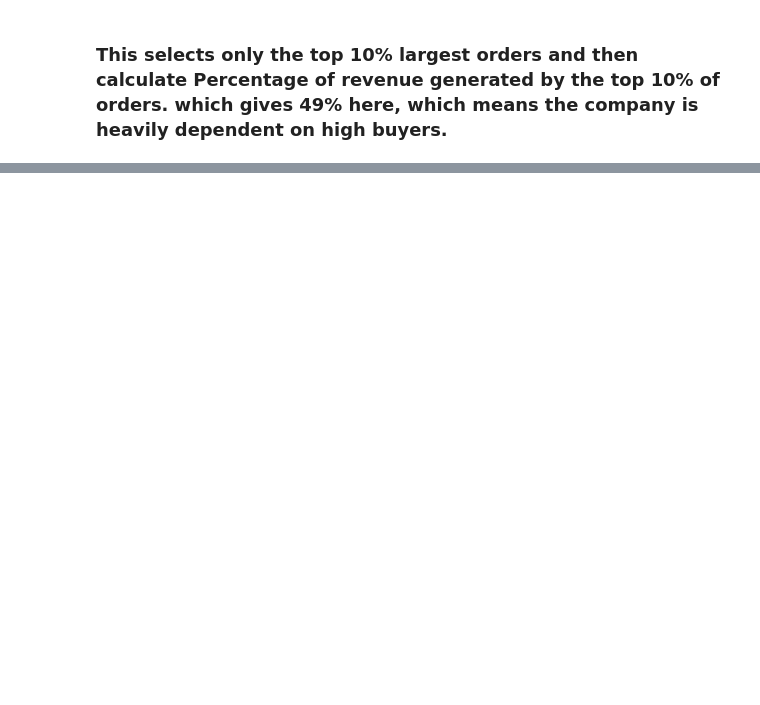
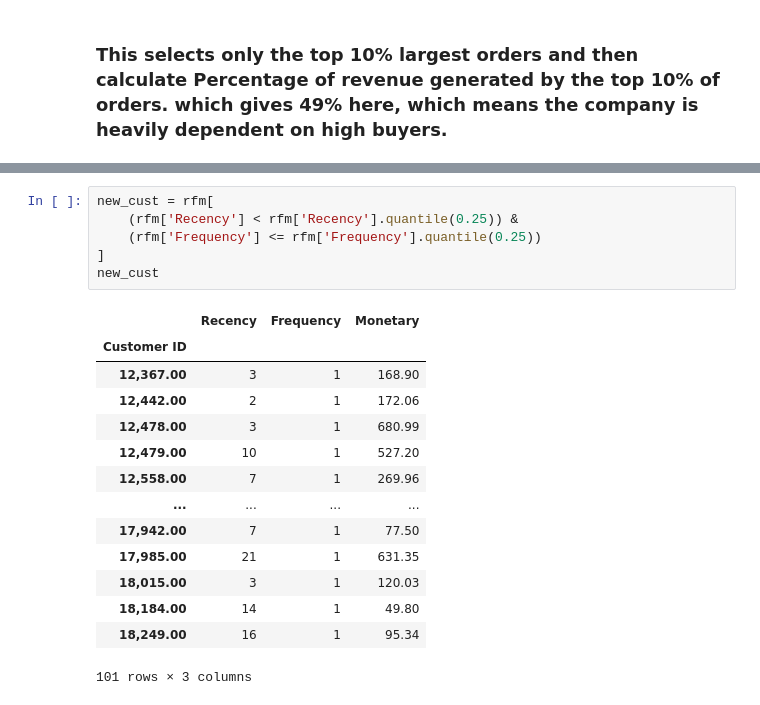
Before and after one commit to prajwal0756/retail-analytics-pipeline, a Jupyter notebook: notebooks/02_data_cleaning.ipynb, the cells around one changed output, grey strips where cells are left out. Saved outputs shown, nothing was run; the diff lists cells and outputs as text; blank space fills up the shorter version.

```diff
--- a/notebooks/02_data_cleaning.ipynb
+++ b/notebooks/02_data_cleaning.ipynb
@@ -356,0 +464,21 @@ np.float64(0.49039295931834076)
+# %%
+new_cust = rfm[
+    (rfm['Recency'] < rfm['Recency'].quantile(0.25)) &
+    (rfm['Frequency'] <= rfm['Frequency'].quantile(0.25))
+]
+new_cust
+# %% [output]
+|  | Recency | Frequency | Monetary |
+| Customer ID |  |  |  |
+| 12,367.00 | 3 | 1 | 168.90 |
+| 12,442.00 | 2 | 1 | 172.06 |
+| 12,478.00 | 3 | 1 | 680.99 |
+| 12,479.00 | 10 | 1 | 527.20 |
+| 12,558.00 | 7 | 1 | 269.96 |
+| ... | ... | ... | ... |
+| 17,942.00 | 7 | 1 | 77.50 |
+| 17,985.00 | 21 | 1 | 631.35 |
+| 18,015.00 | 3 | 1 | 120.03 |
+| 18,184.00 | 14 | 1 | 49.80 |
+| 18,249.00 | 16 | 1 | 95.34 |
+101 rows × 3 columns
```
Also changed, not shown: parts of 24 cells of this notebook.
